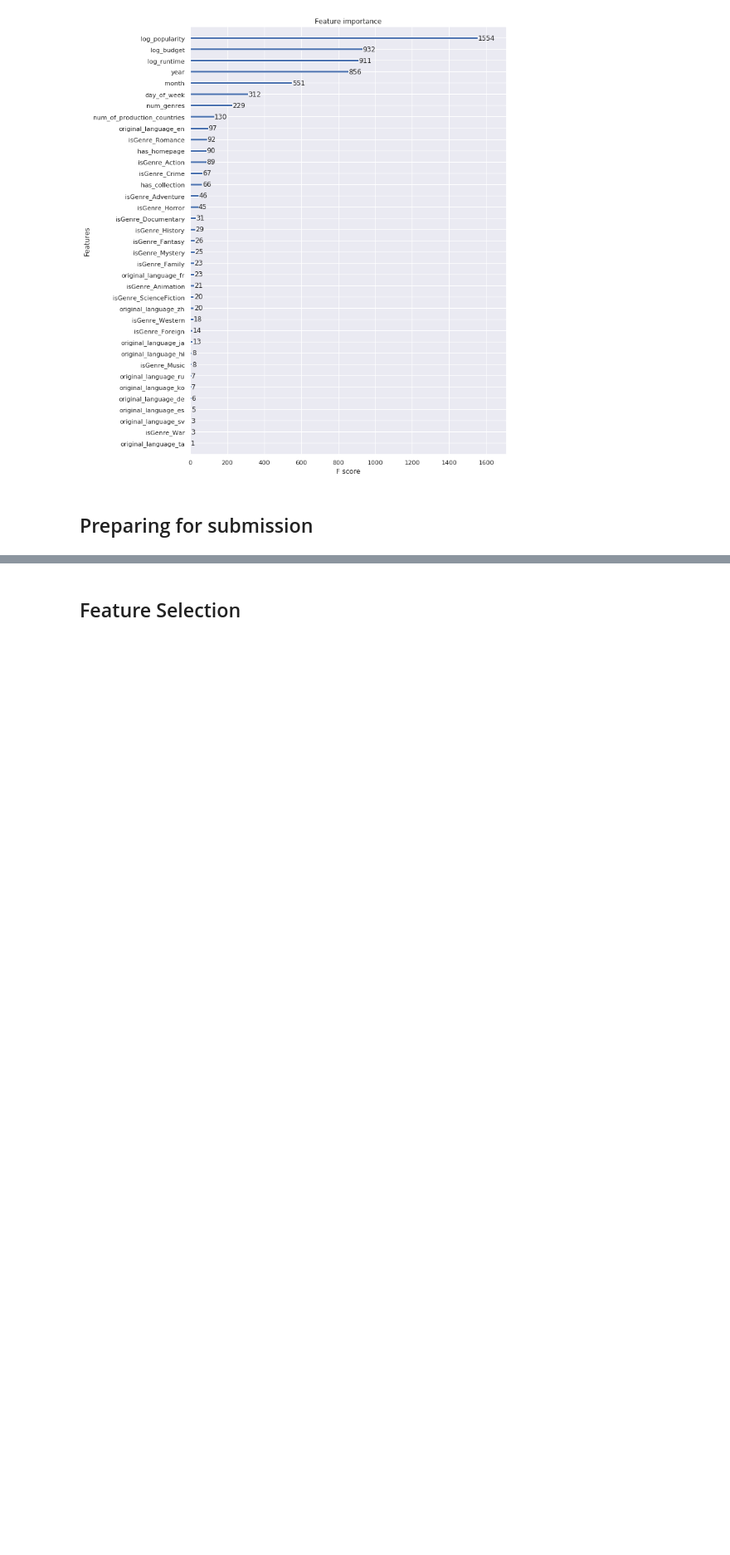
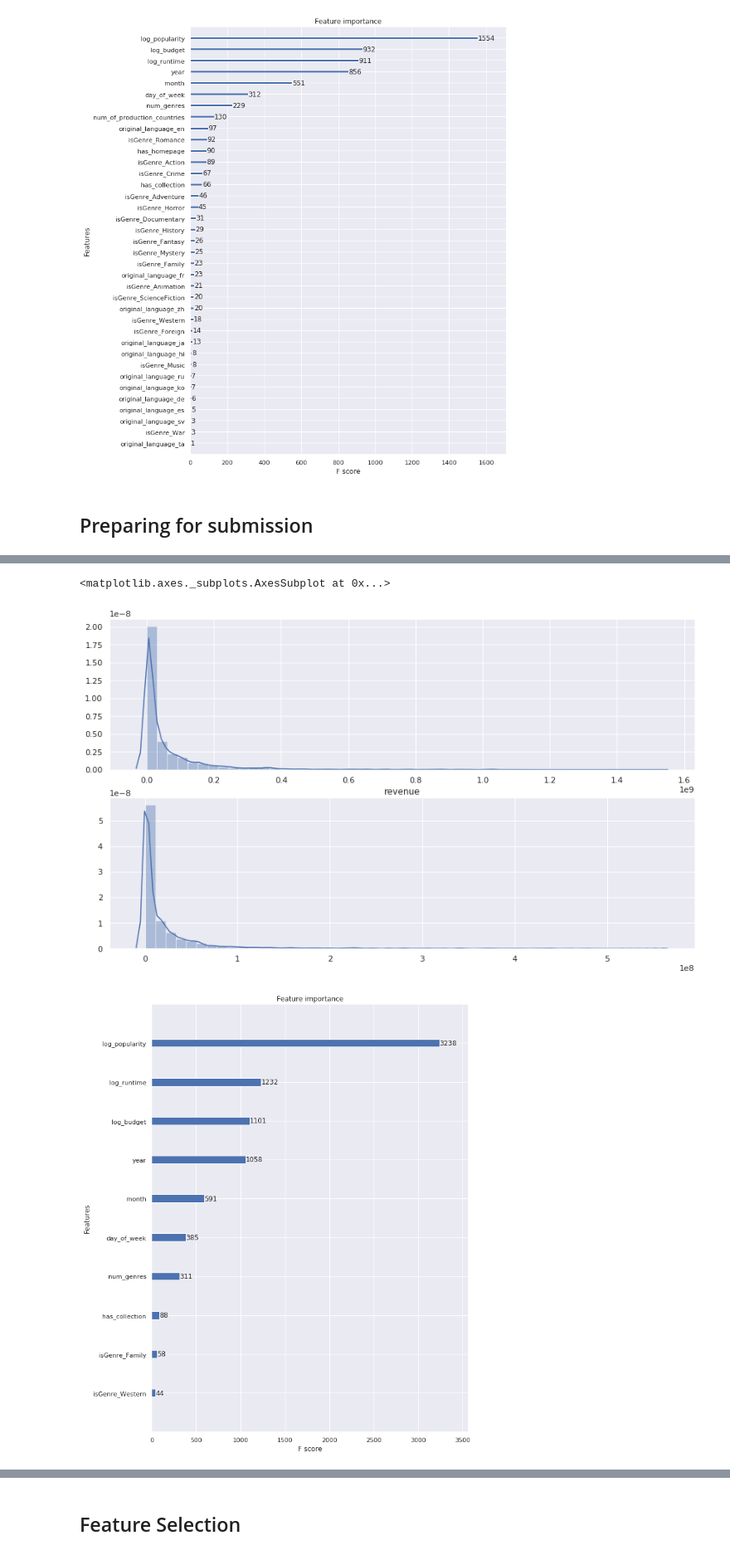
Before and after one commit to praxitelisk/TMDB-Box-Office-Prediction, a Jupyter notebook: TMDB Box Office Prediction EDA + ML.ipynb, the cells around one changed output, grey strips where cells are left out. Shown at 83% size. Saved outputs shown, nothing was run; the diff lists cells and outputs as text; code cells hidden in the pictures; blank space fills up the shorter version.

```diff
--- a/TMDB Box Office Prediction EDA + ML.ipynb
+++ b/TMDB Box Office Prediction EDA + ML.ipynb
@@ -846,0 +838,7 @@ submission.to_csv('clf_xgb_tuned.csv', index=False)
+# %%
+from sklearn.ensemble import RandomForestClassifier
+
+import eli5
+from eli5.sklearn import PermutationImportance
+
+perm = PermutationImportance(clf_stra_xgb, random_state=42).fit(xtrain, ytrain)
@@ -846,0 +865,8 @@ submission.to_csv('clf_xgb_tuned.csv', index=False)
+# %%
+from sklearn.feature_selection import SelectFromModel
+
+max_selected_features = 10
+sel = SelectFromModel(perm, max_features = max_selected_features, threshold=0.005, prefit=True)
+
+feature_idx = sel.get_support()
+selected_feature_names = X.columns[feature_idx]
@@ -846,0 +880,59 @@ submission.to_csv('clf_xgb_tuned.csv', index=False)
+# %%
+from sklearn.model_selection import train_test_split, StratifiedKFold, KFold
+import time
+import random
+from sklearn.metrics import mean_squared_error
+
+import xgboost as xgb
+
+# create a 70/30 stratified split of the data
+xtrain, xvalid, ytrain, yvalid = train_test_split(X[selected_feature_names], y, random_state=42, test_size=0.3)
+
+import xgboost as xgb
+
+start_time = time.time()
+
+#predictions_probas_list = np.zeros([len(yvalid), 2])
+predictions_test_fs = np.zeros(len(test_df))
+num_fold = 0
+oof_rmse = 0
+num_of_splits = 5
+#feature_importance_df = pd.DataFrame()
+
+folds = KFold(n_splits=num_of_splits, shuffle=False, random_state = 42)
+
+for train_index, valid_index in folds.split(xtrain, ytrain):
+    xtrain_stra, xvalid_stra = xtrain.iloc[train_index,:], xtrain.iloc[valid_index,:]
+    ytrain_stra, yvalid_stra = ytrain.iloc[train_index], ytrain.iloc[valid_index]
+
+    print()
+    print("Fold:", num_fold)
+    num_fold = num_fold + 1
+    print()
+
+
+    clf_stra_fs_xgb = xgb.XGBRegressor(n_estimators=10000, seed=42, nthread = -1)
+
+    clf_stra_fs_xgb.fit(xtrain_stra, ytrain_stra, eval_set=[(xtrain_stra, ytrain_stra), (xvalid_stra, yvalid_stra)],
+                early_stopping_rounds=1000, eval_metric='rmse', verbose=100)
+
+    predictions_valid = clf_stra_fs_xgb.predict(xvalid)
+    rmse_valid = np.sqrt(mean_squared_error(yvalid, predictions_valid))
+    oof_rmse += rmse_valid
+
+    predictions_test_fs += clf_stra_fs_xgb.predict(test_df[xtrain.columns])/num_of_splits
+
+
+predictions_test_fs = np.e**(predictions_test_fs)-1
+print(predictions_test_fs)
+print("OOF Out-of-fold rmse:", oof_rmse/num_of_splits)
+
+f, ax = plt.subplots(2, figsize=(12,7))
+
+f.tight_layout()
+sns.set(rc={'figure.figsize':(9,14)})
+sns.distplot(train_df.revenue, ax=ax[0])
+sns.distplot(predictions_test_fs, ax=ax[1])
+
+xgb.plot_importance(clf_stra_fs_xgb)
+# %% [output]
@@ -846,0 +956,3 @@ submission.to_csv('clf_xgb_tuned.csv', index=False)
+<matplotlib.axes._subplots.AxesSubplot at 0x...>
+[figure, added]
+[figure, added]
```
Also changed, not shown: parts of 9 cells of this notebook.
